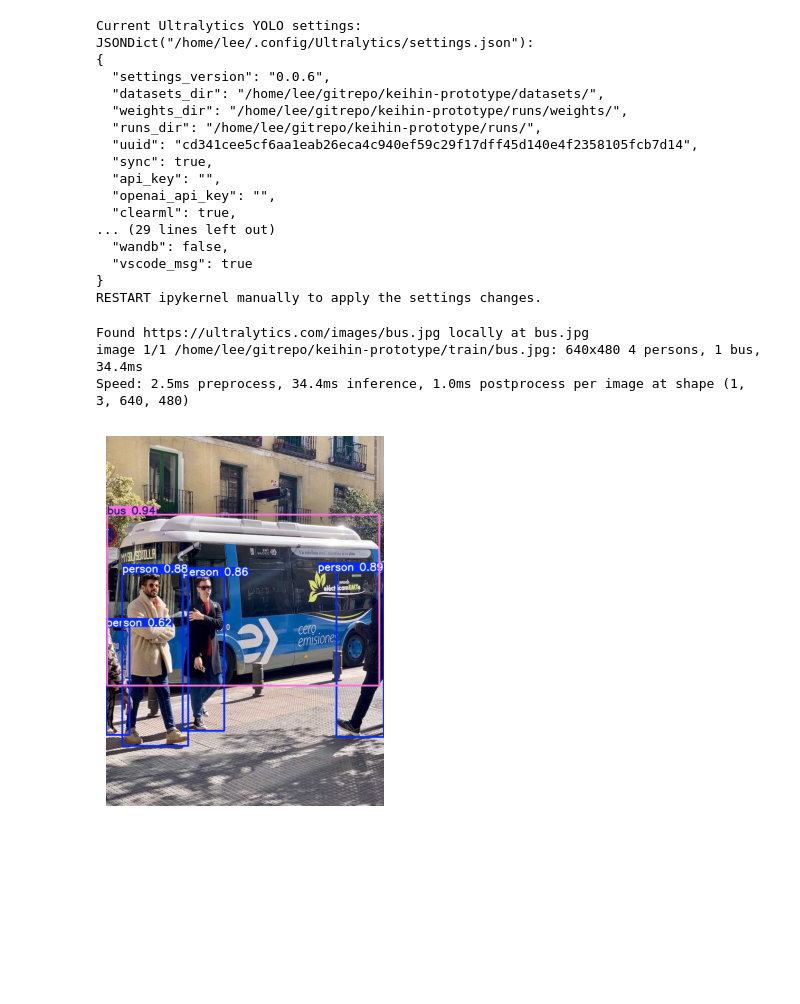
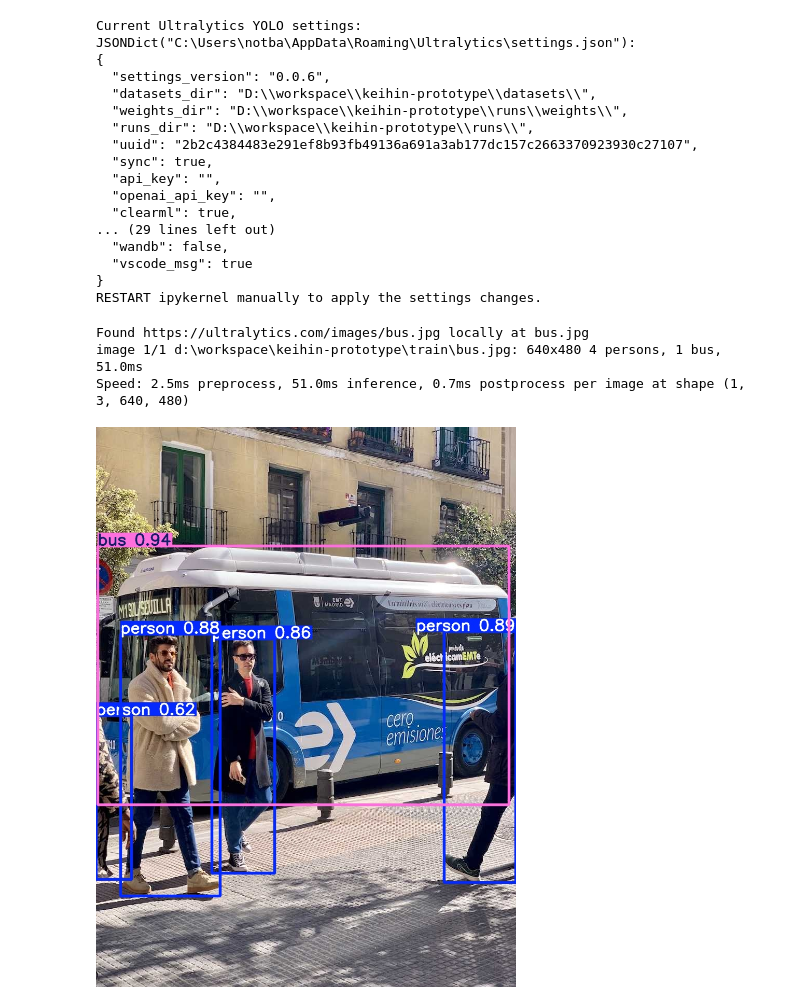
Before and after one commit to feitianjapanlee/keihin-prototype, a Jupyter notebook: train/train.ipynb, the cells around one changed output. Cells and saved outputs as stored; diff of their text form; code cells hidden in the pictures; blank space fills up the shorter version.

Commit message:
display ndarray as image in ipynb in vscode

```diff
--- a/train/train.ipynb
+++ b/train/train.ipynb
@@ -6,12 +6,12 @@ from ultralytics import YOLO, settings
 
 print("Current Ultralytics YOLO settings:")
 print(settings)
-# settings.update({"datasets_dir":"/workspace/keihin-prototype/datasets/"})
-# settings.update({"runs_dir":"/workspace/keihin-prototype/runs/"})
-# settings.update({"weights_dir":"/workspace/keihin-prototype/runs/weights/"})
-settings.update({"datasets_dir":"/home/lee/gitrepo/keihin-prototype/datasets/"})
-settings.update({"runs_dir":"/home/lee/gitrepo/keihin-prototype/runs/"})
-settings.update({"weights_dir":"/home/lee/gitrepo/keihin-prototype/runs/weights/"})
+settings.update({"datasets_dir":"D:\\workspace\\keihin-prototype\\datasets\\"})
+settings.update({"runs_dir":"D:\\workspace\\keihin-prototype\\runs\\"})
+settings.update({"weights_dir":"D:\\workspace\\keihin-prototype\\runs\\weights\\"})
+# settings.update({"datasets_dir":"/home/lee/gitrepo/keihin-prototype/datasets/"})
+# settings.update({"runs_dir":"/home/lee/gitrepo/keihin-prototype/runs/"})
+# settings.update({"weights_dir":"/home/lee/gitrepo/keihin-prototype/runs/weights/"})
 print("Updated Ultralytics YOLO settings:")
 print(settings)
 
@@ -20,13 +20,13 @@ print(settings)
 print("RESTART ipykernel manually to apply the settings changes.")
 # %% [output]
 Current Ultralytics YOLO settings:
-JSONDict("/home/lee/.config/Ultralytics/settings.json"):
+JSONDict("C:\Users\notba\AppData\Roaming\Ultralytics\settings.json"):
 {
   "settings_version": "0.0.6",
-  "datasets_dir": "/home/lee/gitrepo/keihin-prototype/datasets/",
-  "weights_dir": "/home/lee/gitrepo/keihin-prototype/runs/weights/",
-  "runs_dir": "/home/lee/gitrepo/keihin-prototype/runs/",
-  "uuid": "cd341cee5cf6aa1eab26eca4c940ef59c29f17dff45d140e4f2358105fcb7d14",
+  "datasets_dir": "D:\\workspace\\keihin-prototype\\datasets\\",
+  "weights_dir": "D:\\workspace\\keihin-prototype\\runs\\weights\\",
+  "runs_dir": "D:\\workspace\\keihin-prototype\\runs\\",
+  "uuid": "2b2c4384483e291ef8b93fb49136a691a3ab177dc157c2663370923930c27107",
   "sync": true,
   "api_key": "",
   "openai_api_key": "",
@@ -38,29 +38,26 @@ JSONDict("/home/lee/.config/Ultralytics/settings.json"):
 RESTART ipykernel manually to apply the settings changes.
 # %%
 # Ultralytics YOLO settings check and test run
-%matplotlib inline
 from ultralytics import YOLO, settings
 import cv2
-from matplotlib import pyplot as plt
+from IPython.display import Image, display
 
 # print(settings)
 
 # Load a model
 # model = YOLO("yolov8l.yaml")  # build a new model from scratch
 model = YOLO("yolo11n.pt")  # load a pretrained model (recommended for training)
 
 # Use the model
 results = model("https://ultralytics.com/images/bus.jpg")  # predict on an image
 # results[0].show()  # display the results
-npRGB = cv2.cvtColor(results[0].plot(), cv2.COLOR_BGR2RGB)   # OpenCV uses BGR by default, so convert to RGB
-plt.axis('off')  # turn off axis
-plt.autoscale(tight=True)  # autoscale the plot
-plt.imshow(npRGB)  # plot the results
-plt.show()  # show the plot
+# npRGB = cv2.cvtColor(results[0].plot(), cv2.COLOR_BGR2RGB)   # OpenCV uses BGR by default, so convert to RGB
+_, img = cv2.imencode(".jpg", results[0].plot())
+display(Image(data=img))
 # %% [output]
 Found https://ultralytics.com/images/bus.jpg locally at bus.jpg
-image 1/1 /home/lee/gitrepo/keihin-prototype/train/bus.jpg: 640x480 4 persons, 1 bus, 34.4ms
-Speed: 2.5ms preprocess, 34.4ms inference, 1.0ms postprocess per image at shape (1, 3, 640, 480)
+image 1/1 d:\workspace\keihin-prototype\train\bus.jpg: 640x480 4 persons, 1 bus, 51.0ms
+Speed: 2.5ms preprocess, 51.0ms inference, 0.7ms postprocess per image at shape (1, 3, 640, 480)
-[figure, old version]
+[figure, new version]
 # %%
 from ultralytics import YOLO
```
Also changed, not shown: parts of 1 cell of this notebook.
